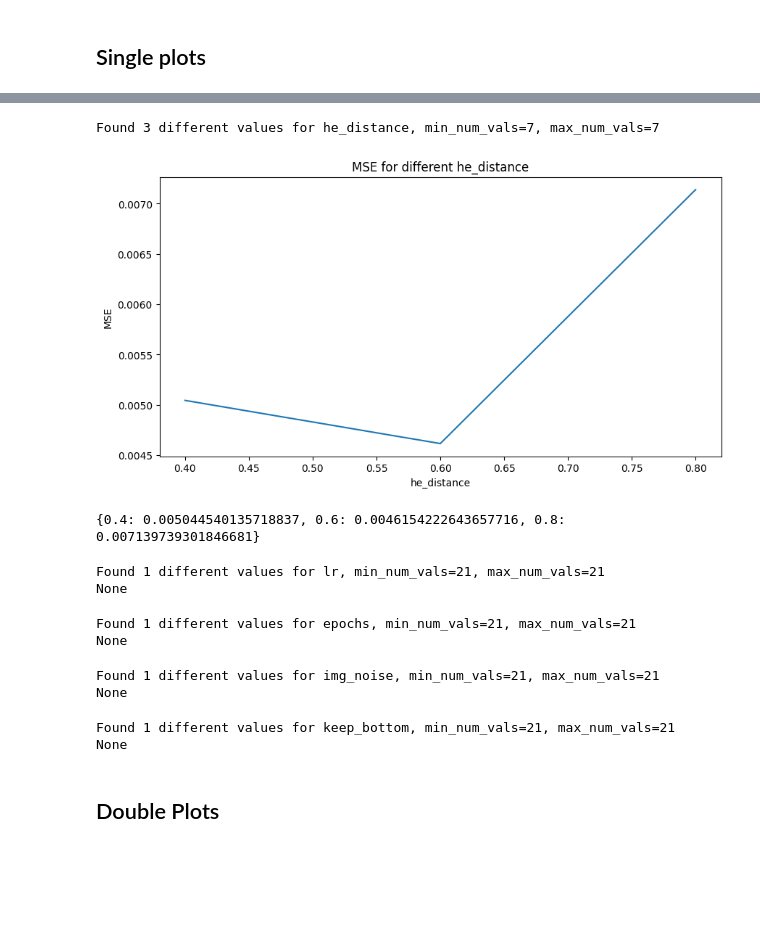
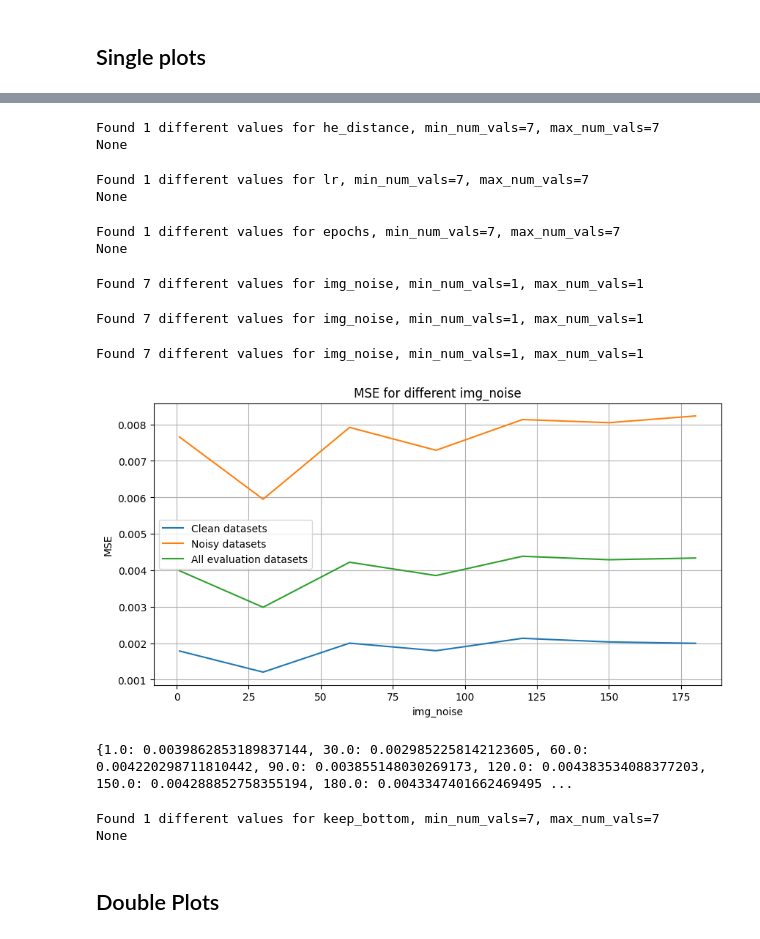
Before and after one commit to matgrand/bfmc_2022, a Jupyter notebook: combination_trainer.ipynb, the cells around one changed output, grey strips where cells are left out. Drawn from its saved outputs; the diff is of its cells as text; code cells hidden in the pictures; blank space fills up the shorter version.

```diff
--- a/combination_trainer.ipynb
+++ b/combination_trainer.ipynb
@@ -266,38 +265,40 @@ Found 7 different values for steer_noise_level, min_num_vals=3, max_num_vals=3
 # %%
 #plot for he_distance
-he_distance_MSEs = get_MSEs_for('he_distance', trainings_combinations, eval_datasets=REAL_EVALUATION_DATASETS)
+he_distance_MSEs = get_MSEs_for('he_distance', trainings_combinations, LIST_REAL_DATASETS)
 print(he_distance_MSEs)
 # %% [output]
-Found 3 different values for he_distance, min_num_vals=7, max_num_vals=7
+Found 1 different values for he_distance, min_num_vals=7, max_num_vals=7
+None
-[figure, removed]
-{0.4: 0.005044540135718837, 0.6: 0.0046154222643657716, 0.8: 0.007139739301846681}
 # %%
 #plot for lr
-lr_MSEs = get_MSEs_for('lr', trainings_combinations, eval_datasets=REAL_EVALUATION_DATASETS)
+lr_MSEs = get_MSEs_for('lr', trainings_combinations, LIST_REAL_DATASETS)
 print(lr_MSEs)
 # %% [output]
-Found 1 different values for lr, min_num_vals=21, max_num_vals=21
+Found 1 different values for lr, min_num_vals=7, max_num_vals=7
 None
 # %%
 #plot for epochs
-epochs_MSEs = get_MSEs_for('epochs', trainings_combinations, eval_datasets=REAL_EVALUATION_DATASETS)
+epochs_MSEs = get_MSEs_for('epochs', trainings_combinations, LIST_REAL_DATASETS)
 print(epochs_MSEs)
 # %% [output]
-Found 1 different values for epochs, min_num_vals=21, max_num_vals=21
+Found 1 different values for epochs, min_num_vals=7, max_num_vals=7
 None
 # %%
 #plot for img_noise_vars
-img_noise_vars_MSEs = get_MSEs_for('img_noise', trainings_combinations, eval_datasets=REAL_EVALUATION_DATASETS)
+img_noise_vars_MSEs = get_MSEs_for('img_noise', trainings_combinations, LIST_REAL_DATASETS)
 print(img_noise_vars_MSEs)
 # %% [output]
-Found 1 different values for img_noise, min_num_vals=21, max_num_vals=21
-None
+Found 7 different values for img_noise, min_num_vals=1, max_num_vals=1
+Found 7 different values for img_noise, min_num_vals=1, max_num_vals=1
+Found 7 different values for img_noise, min_num_vals=1, max_num_vals=1
+[figure, added]
+{1.0: 0.0039862853189837144, 30.0: 0.0029852258142123605, 60.0: 0.004220298711810442, 90.0: 0.003855148030269173, 120.0: 0.004383534088377203, 150.0: 0.004288852758355194, 180.0: 0.0043347401662469495 ...
 # %%
 #plot for keep_bottom
-keep_bottom_MSEs = get_MSEs_for('keep_bottom', trainings_combinations, eval_datasets=REAL_EVALUATION_DATASETS)
+keep_bottom_MSEs = get_MSEs_for('keep_bottom', trainings_combinations, LIST_REAL_DATASETS)
 print(keep_bottom_MSEs)
 # %% [output]
-Found 1 different values for keep_bottom, min_num_vals=21, max_num_vals=21
+Found 1 different values for keep_bottom, min_num_vals=7, max_num_vals=7
 None
 # %% [markdown]
 ## Double Plots
```
Also changed, not shown: parts of 11 cells of this notebook, 10 other files.
